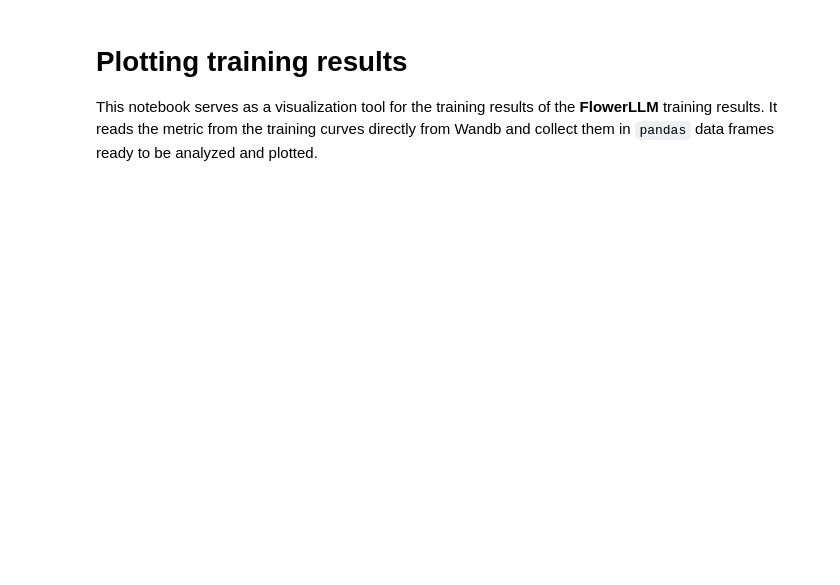
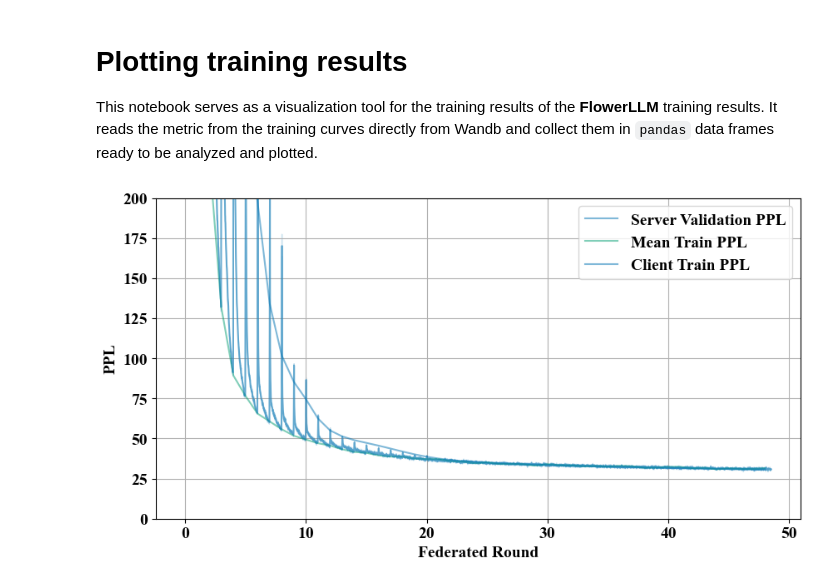
Before and after one commit to relogu/private-flower-llm, a Jupyter notebook: notebooks/arxiv_plots.ipynb, the cells around one changed output. Drawn from its saved outputs; the diff is of its cells as text; code cells hidden in the pictures; blank space fills up the shorter version.

```diff
--- a/notebooks/arxiv_plots.ipynb
+++ b/notebooks/arxiv_plots.ipynb
@@ -169,8 +207,27 @@ def download_metrics(
     # Return the metrics data frame
     return server_metrics_df, clients_metrics_df
 # %%
-data_frames = download_metrics(run_id_dict["1B"][0][0], run_id_dict["1B"][0][1])
+data_frames = download_metrics(
+    run_id_dict["fed-1B-long"][0][0], run_id_dict["fed-1B-long"][0][1]
+)
 server_data_frame, clients_data_frame = data_frames[0], data_frames[1]
-# %%
-data_frames = download_metrics(run_id_dict["350M"][0][0], run_id_dict["350M"][0][1])
-server_data_frame, clients_data_frame = data_frames[0], data_frames[1]
+# %%
+server_df_list: list[pd.DataFrame] = []
+clients_df_list: list[pd.DataFrame] = []
+for record in run_id_dict["fed-1B-long"]:
+    data_frames = download_metrics(record[0], record[1])
+    server_data_frame, clients_data_frame = data_frames[0], data_frames[1]
+    server_df_list.append(server_data_frame)
+    clients_df_list.append(clients_data_frame)
+server_data_frame = pd.concat(server_df_list)
+clients_data_frame = pd.concat(clients_df_list)
+# %%
+server_df_list: list[pd.DataFrame] = []
+clients_df_list: list[pd.DataFrame] = []
+for record in run_id_dict["fed-350M"]:
+    data_frames = download_metrics(record[0], record[1])
+    server_data_frame, clients_data_frame = data_frames[0], data_frames[1]
+    server_df_list.append(server_data_frame)
+    clients_df_list.append(clients_data_frame)
+server_data_frame = pd.concat(server_df_list)
+clients_data_frame = pd.concat(clients_df_list)
@@ -176,0 +290,4 @@ server_data_frame, clients_data_frame = data_frames[0], data_frames[1]
+# %%
+plot_single_federated_run_ppl(server_data_frame, clients_data_frame)
+# %% [output]
+[figure, added]
```
Also changed, not shown: parts of 10 cells of this notebook.
